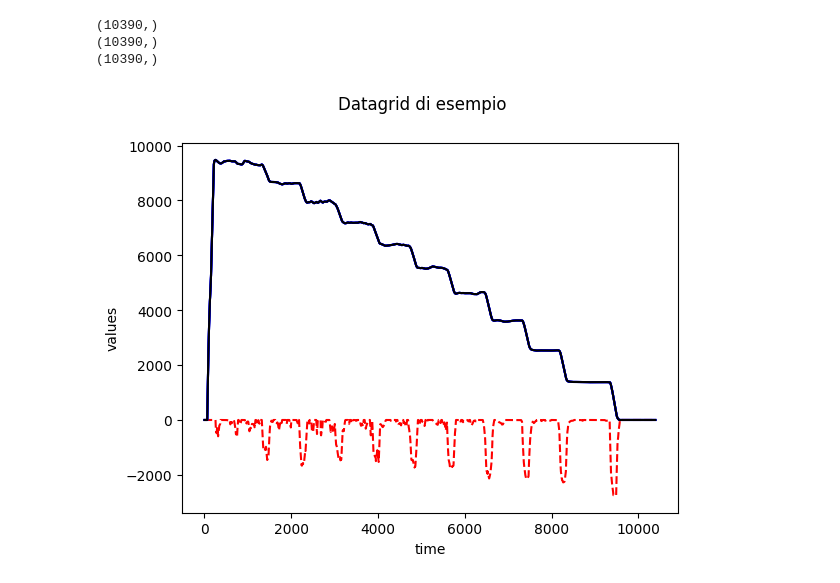
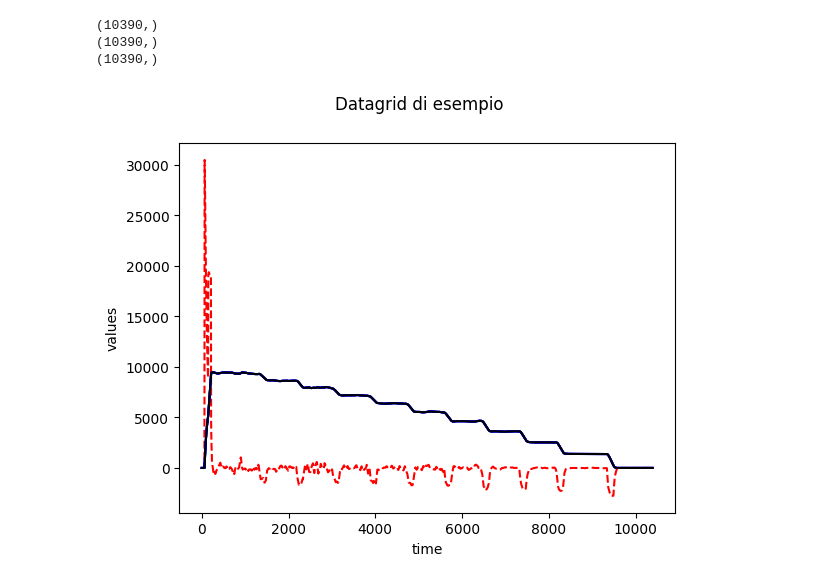
Before and after one commit to Simone-Scalella/Manutenzione_preventiva, a Jupyter notebook: pwnInduction.ipynb, the cells around one changed output. Drawn from its saved outputs; the diff is of its cells as text; code cells hidden in the pictures.

```diff
--- a/pwnInduction.ipynb
+++ b/pwnInduction.ipynb
@@ -38,33 +39,30 @@ for a,b in zip(path_acquisizioni,range(0,len(path_acquisizioni))):
 # %%
 # Andiamo a lavorare sui dati di national instrument, ne riduciamo le dimensioni usando la media
 allacqui_RPM[1]['rpm'] = allacqui_RPM[1]['rpm'].rolling(150,min_periods = 1,center=False).mean()
 grid_points = []
 data_matrix = np.array(allacqui_RPM[1]['rpm'])
 grid_points = np.arange(allacqui_RPM[1].shape[0])
 gradient = np.gradient(allacqui_RPM[1]['rpm'],grid_points)
-gradmask = (gradient>0) | (gradient<-10)
-gradient[gradmask] = 0
 gradient = gradient*300
-#pd.DataFrame(gradient).to_csv("./grad.csv")
-rollmax = np.array(pd.DataFrame(gradient).rolling(100,min_periods = 1,center=False).max())[:,0]
+rollmax = np.array(pd.DataFrame(gradient).rolling(150,min_periods = 1,center=False).max())[:,0]
 print(grid_points.shape)
 print(gradient.shape)
 print(rollmax.shape)
 
 fd_manu = skfda.FDataGrid(
     data_matrix=np.array([data_matrix,gradient]),
     grid_points=grid_points,
     dataset_name="Datagrid di esempio",
     argument_names=('time',),
     coordinate_names=('values',),
     interpolation=SplineInterpolation(interpolation_order=1)
 )
 fdBoxplot = Boxplot(fd_manu)
 fdBoxplot.show_full_outliers = True
 fdBoxplot.plot()
 print()
 # %% [output]
 (10390,)
 (10390,)
 (10390,)
-[figure, old version]
+[figure, new version]
```
Also changed, not shown: parts of 7 cells of this notebook.
